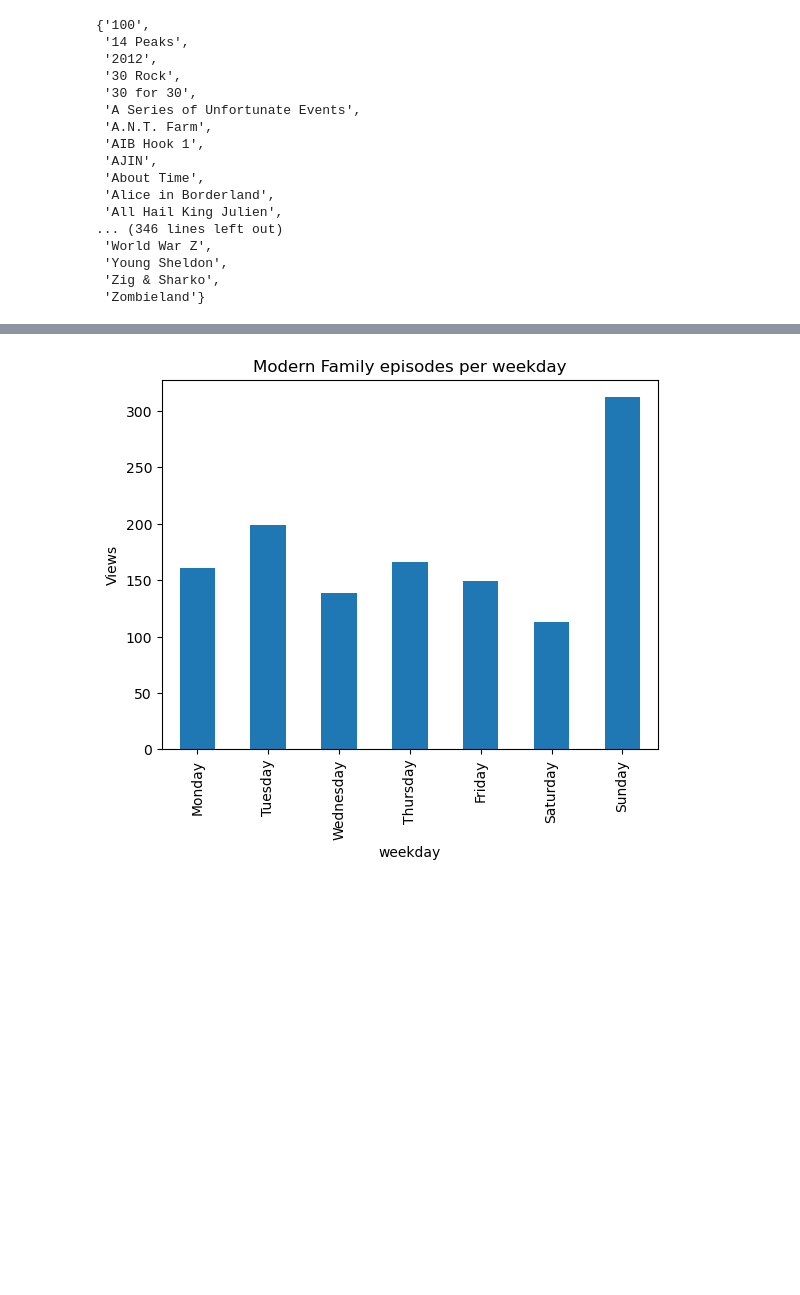
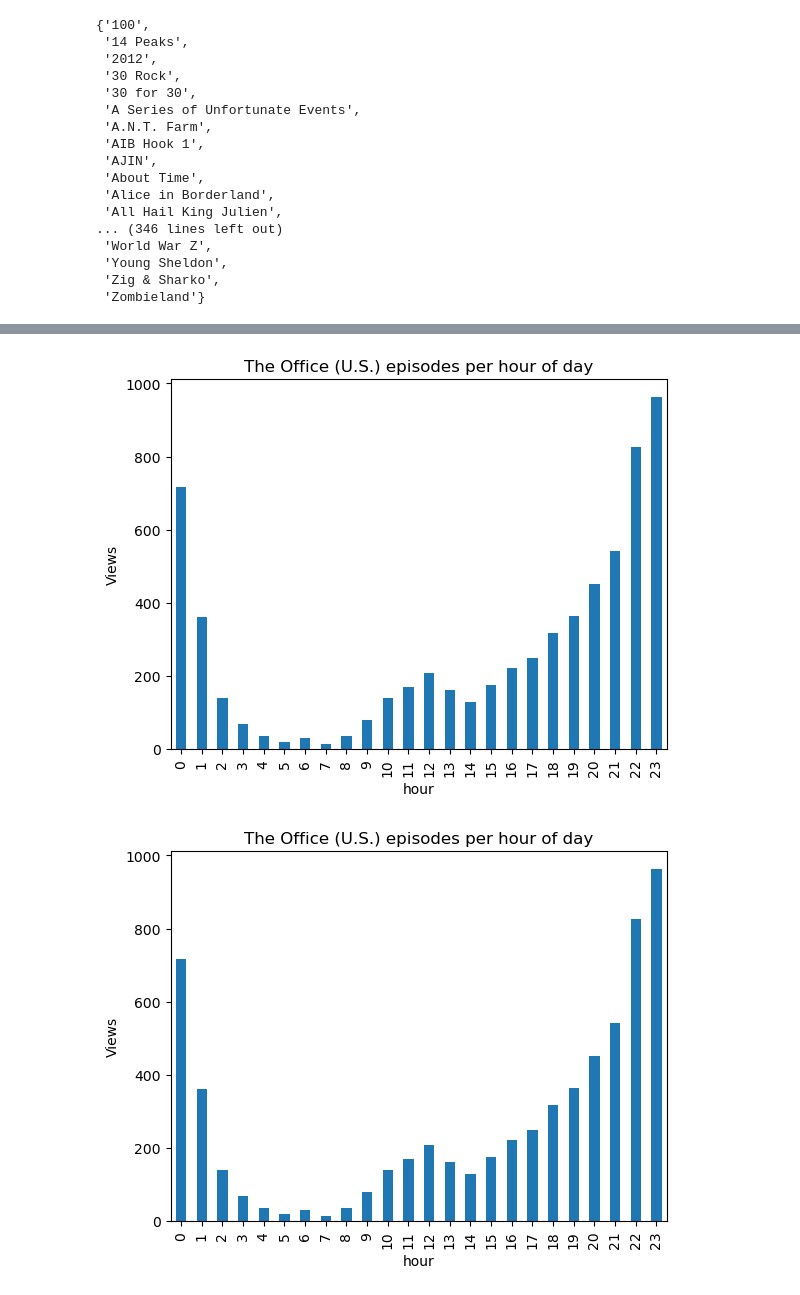
Before and after one commit to dayates/simple_projects, a Jupyter notebook: netflix_data_analysis/netflix_viewing_history.ipynb, the cells around one changed output, grey strips where cells are left out. Drawn from its saved outputs; the diff is of its cells as text; code cells hidden in the pictures; blank space fills up the shorter version.

```diff
--- a/netflix_data_analysis/netflix_viewing_history.ipynb
+++ b/netflix_data_analysis/netflix_viewing_history.ipynb
@@ -201,4 +215,32 @@ See the caveats in the documentation: https://pandas.pydata.org/pandas-docs/stab
 # %%
-my_plot
+#define a function to plot what hours we watch everything
+
+def watched_which_hours(my_show_title):
+    #get our show
+    my_show = simple_show_info(my_show_title)
+    #my_show.head(5)
+
+    #sort it to which days
+    my_show['hour'] = my_show['Start Time'].dt.hour
+    pd.Categorical(my_show['hour'],categories=range(0,24),ordered=True)
+    show_hourly = my_show['hour'].value_counts()
+    show_hourly = show_hourly.sort_index()
+
+
+    #make the plot now
+    fig = plt.figure()
+    show_hourly.plot(kind='bar',title=f'{my_show_title} episodes per hour of day')
+
+    #axis options
+    #weekday_axis =
+    #y_pos = np.arange(len(weekday_axis))
+    #plt.xticks(y_pos,weekday_axis)
+    plt.ylabel('Views')
+    #plt.show
+
+    return fig
-# %% [output]
-[figure, removed]
+# %%
+watched_which_hours("The Office (U.S.)")
+# %% [output]
+[figure, added]
+[figure, added]
```
Also changed, not shown: parts of 5 cells of this notebook.
